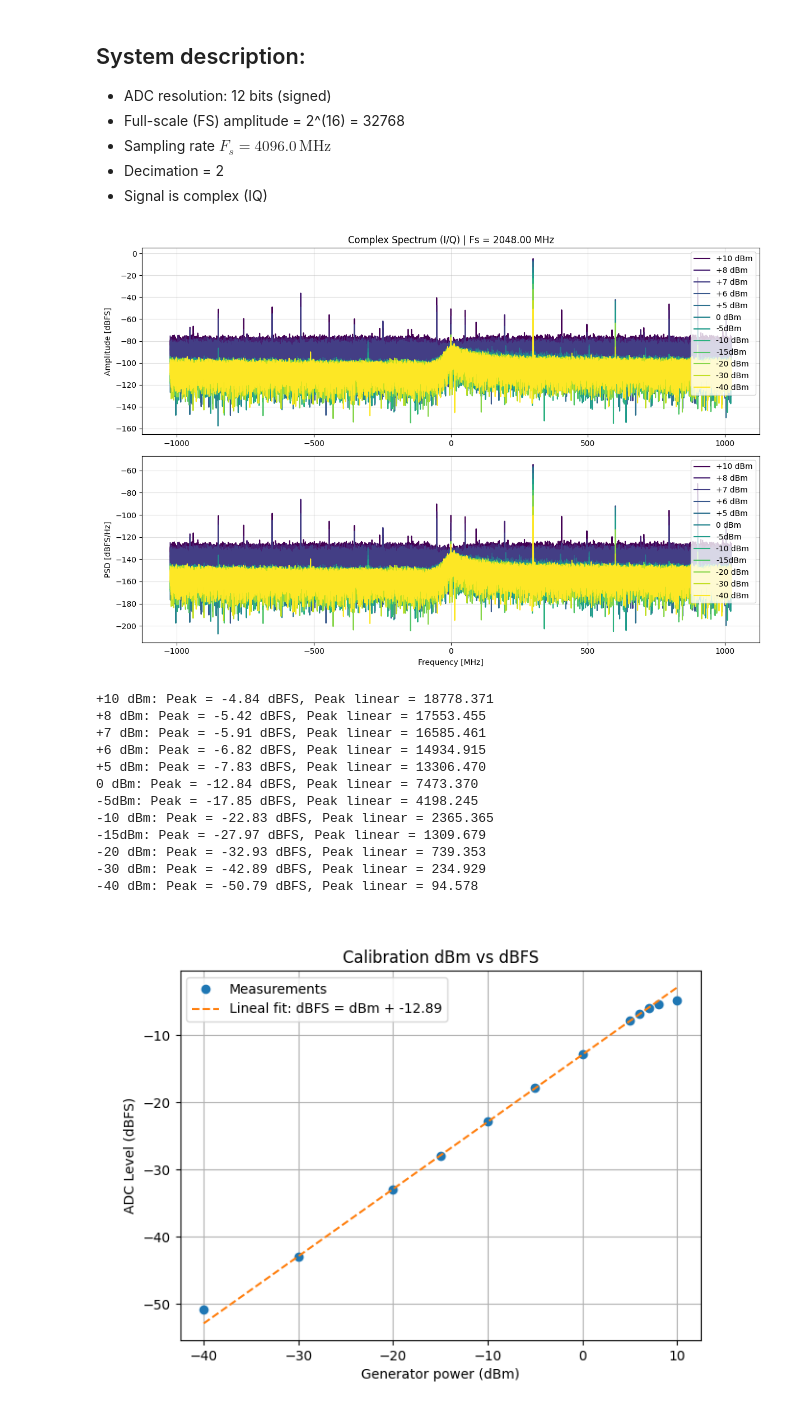
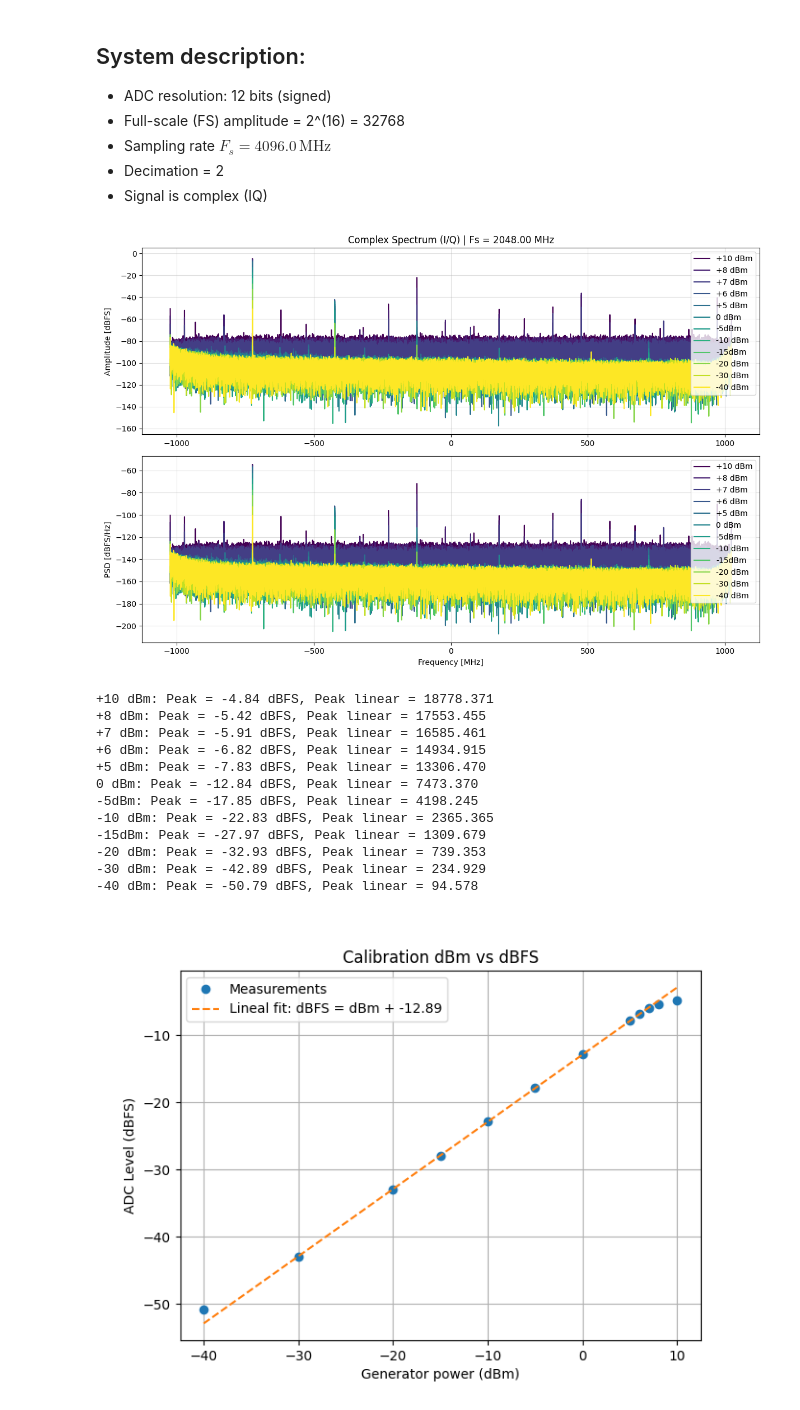
Before and after one commit to openquantumhardware/qick-tools, a Jupyter notebook: qick_tprocv2_111_fft_spectrum/notebooks/01_ADC_raw_data.ipynb, the cells around one changed output. Saved outputs shown, nothing was run; the diff lists cells and outputs as text; code cells hidden in the pictures.

Commit message:
Correct spectrum shift in plots

```diff
--- a/qick_tprocv2_111_fft_spectrum/notebooks/01_ADC_raw_data.ipynb
+++ b/qick_tprocv2_111_fft_spectrum/notebooks/01_ADC_raw_data.ipynb
@@ -318,6 +318,7 @@ for i, file_path in enumerate(file_paths):
 
     # --- 2. Complex FFT ---
     fft_complex = np.fft.fft(x_windowed) / N
+    fft_complex = np.fft.fftshift(fft_complex)
     freqs = np.fft.fftshift(np.fft.fftfreq(N, 1/Fs))
 
     # --- 3. Amplitude in dBFS ---
@@ -341,34 +342,34 @@ for i, file_path in enumerate(file_paths):
 plt.subplot(2, 1, 1)
 plt.title(f"Complex Spectrum (I/Q) | Fs = {Fs/1e6:.2f} MHz")
 plt.ylabel("Amplitude [dBFS]")
 plt.grid(True, alpha=0.4)
 plt.ylim([None, 5])
 plt.legend()
 
 # --- Finalize PSD plot ---
 plt.subplot(2, 1, 2)
 plt.xlabel("Frequency [MHz]")
 plt.ylabel("PSD [dBFS/Hz]")
 plt.grid(True, alpha=0.4)
 plt.legend()
 
 plt.tight_layout()
 plt.show()
 plt.savefig('images/ADC_zcu111_AmpdBFS_and_PSD.png',dpi=300)
 
 # --- Print peak info for each measurement ---
 for i, file_path in enumerate(file_paths):
     x_adc_t = np.loadtxt(file_path, dtype=np.complex128)
     N = len(x_adc_t)
     window = np.hanning(N)
     x_windowed = x_adc_t * window
     fft_complex = np.fft.fft(x_windowed) / N
     mag_linear = np.abs(fft_complex) / 0.5
     mag_dbfs = 20 * np.log10(mag_linear / FS)
     peak_idx = np.argmax(mag_dbfs)
     print(f"{labels_list[i]}: Peak = {mag_dbfs[peak_idx]:.2f} dBFS, Peak linear = {mag_linear[peak_idx]:.3f}")
 # %% [output]
-[figure, old version]
+[figure, new version]
 +10 dBm: Peak = -4.84 dBFS, Peak linear = 18778.371
 +8 dBm: Peak = -5.42 dBFS, Peak linear = 17553.455
 +7 dBm: Peak = -5.91 dBFS, Peak linear = 16585.461
```
Also changed, not shown: parts of 2 cells of this notebook, 1 other file.
